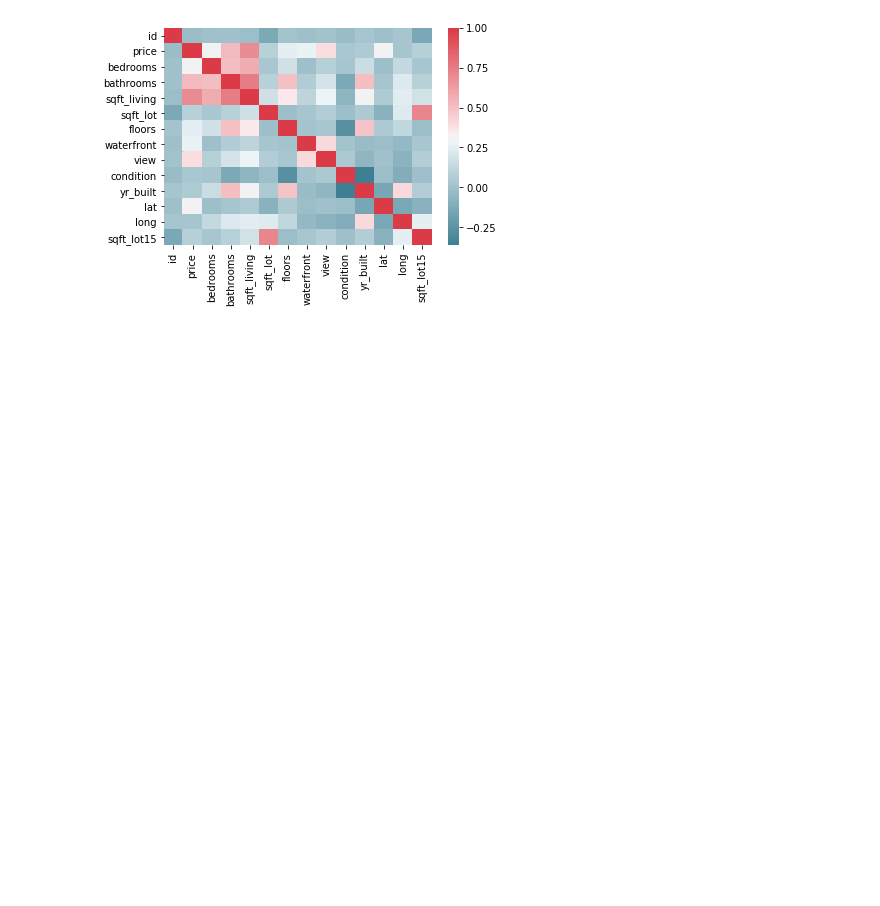
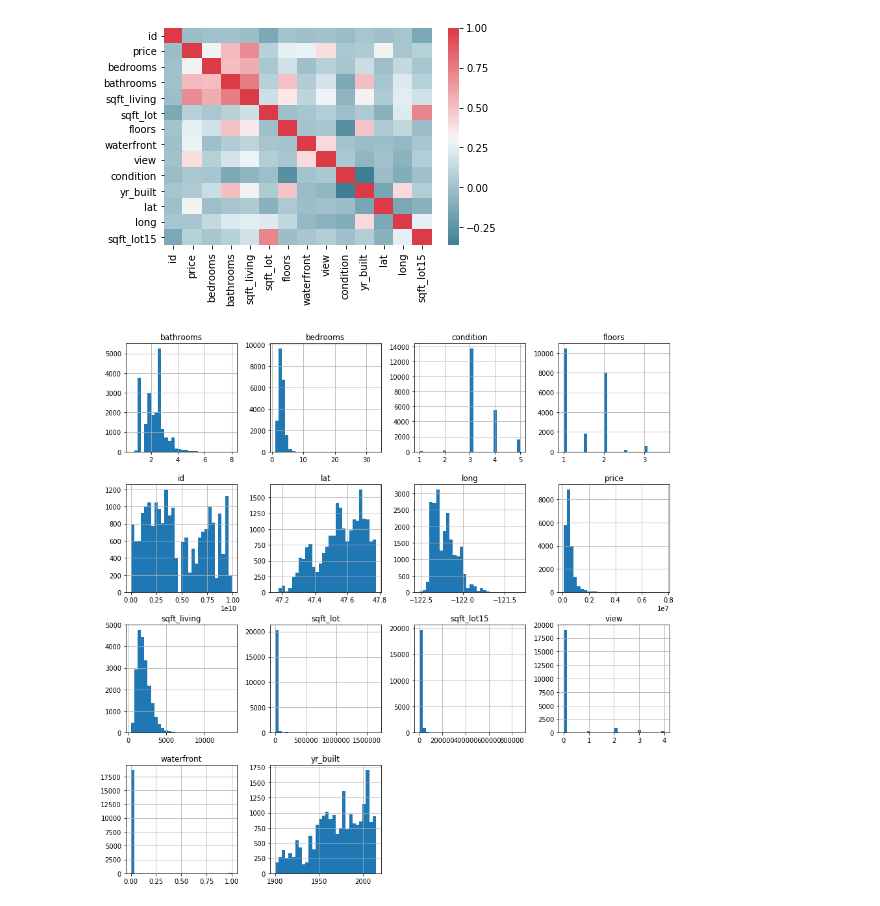
Before and after one commit to AlecMorgan/Housing-Price-Predictor, a Jupyter notebook: wip.ipynb, the cells around one changed output. Drawn from its saved outputs; the diff is of its cells as text; code cells hidden in the pictures; blank space fills up the shorter version.

Commit message:
add histograms of data

```diff
--- a/wip.ipynb
+++ b/wip.ipynb
@@ -99,3 +99,7 @@ sns.heatmap(house_data.corr(), cmap=color_map)
 # %% [output]
 <matplotlib.axes._subplots.AxesSubplot at 0x...>
 [figure]
+# %%
+_ = house_data.hist(figsize=(15,15), bins=30)
+# %% [output]
+[figure, added]
```
Also changed, not shown: 1 other file.
